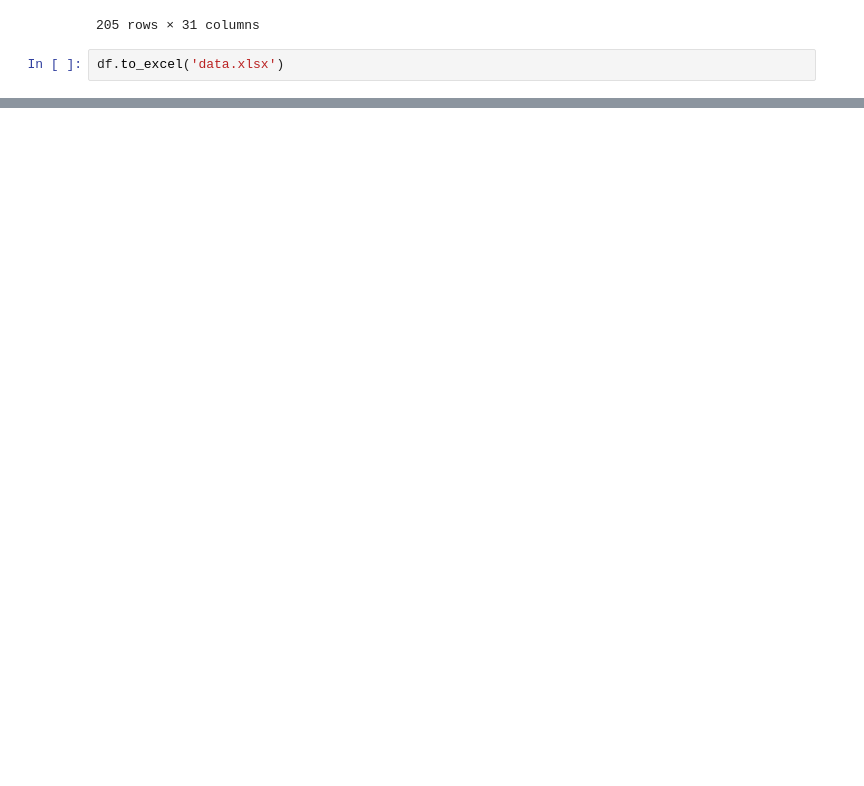
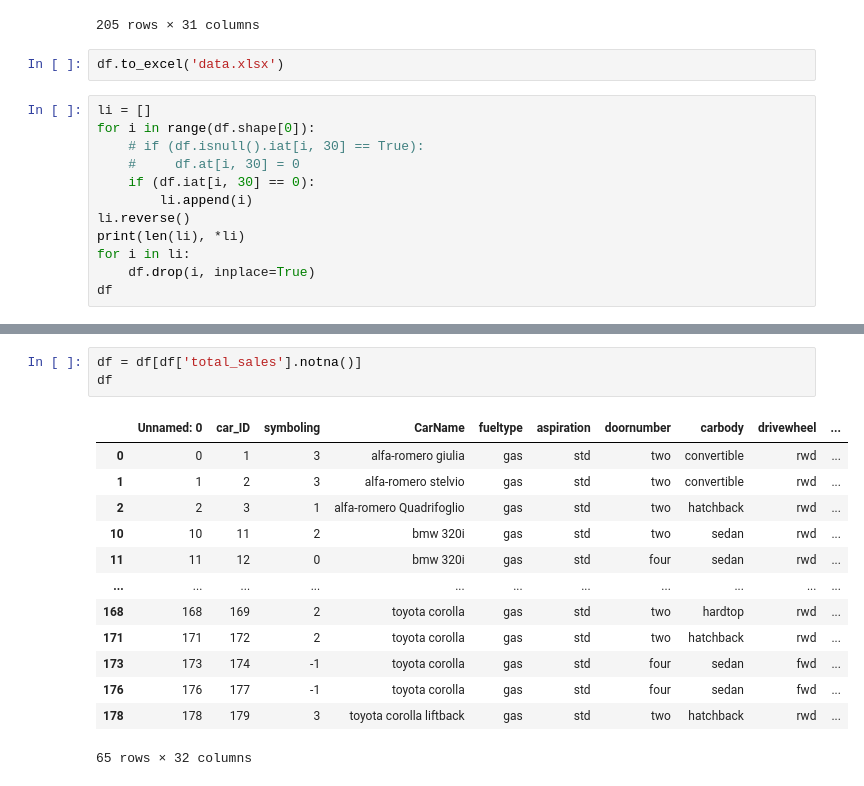
Before and after one commit to harasees-singh/Data-Analysis-Project, a Jupyter notebook: data/data_cleaning.ipynb, the cells around one changed output, grey strips where cells are left out. Drawn from its saved outputs; the diff is of its cells as text; blank space fills up the shorter version.

```diff
--- a/data/data_cleaning.ipynb
+++ b/data/data_cleaning.ipynb
@@ -46,3 +52,15 @@ df
 205 rows × 31 columns
 # %%
 df.to_excel('data.xlsx')
+# %%
+li = []
+for i in range(df.shape[0]):
+    # if (df.isnull().iat[i, 30] == True):
+    #     df.at[i, 30] = 0
+    if (df.iat[i, 30] == 0):
+        li.append(i)
+li.reverse()
+print(len(li), *li)
+for i in li:
+    df.drop(i, inplace=True)
+df
@@ -48,0 +82,17 @@ df.to_excel('data.xlsx')
+# %%
+df = df[df['total_sales'].notna()]
+df
+# %% [output]
+|  | Unnamed: 0 | car_ID | symboling | CarName | fueltype | aspiration | doornumber | carbody | drivewheel | ... |
+| 0 | 0 | 1 | 3 | alfa-romero giulia | gas | std | two | convertible | rwd | ... |
+| 1 | 1 | 2 | 3 | alfa-romero stelvio | gas | std | two | convertible | rwd | ... |
+| 2 | 2 | 3 | 1 | alfa-romero Quadrifoglio | gas | std | two | hatchback | rwd | ... |
+| 10 | 10 | 11 | 2 | bmw 320i | gas | std | two | sedan | rwd | ... |
+| 11 | 11 | 12 | 0 | bmw 320i | gas | std | four | sedan | rwd | ... |
+| ... | ... | ... | ... | ... | ... | ... | ... | ... | ... | ... |
+| 168 | 168 | 169 | 2 | toyota corolla | gas | std | two | hardtop | rwd | ... |
+| 171 | 171 | 172 | 2 | toyota corolla | gas | std | two | hatchback | rwd | ... |
+| 173 | 173 | 174 | -1 | toyota corolla | gas | std | four | sedan | fwd | ... |
+| 176 | 176 | 177 | -1 | toyota corolla | gas | std | four | sedan | fwd | ... |
+| 178 | 178 | 179 | 3 | toyota corolla liftback | gas | std | two | hatchback | rwd | ... |
+65 rows × 32 columns
```
Also changed, not shown: parts of 15 cells of this notebook, 15 other files.
